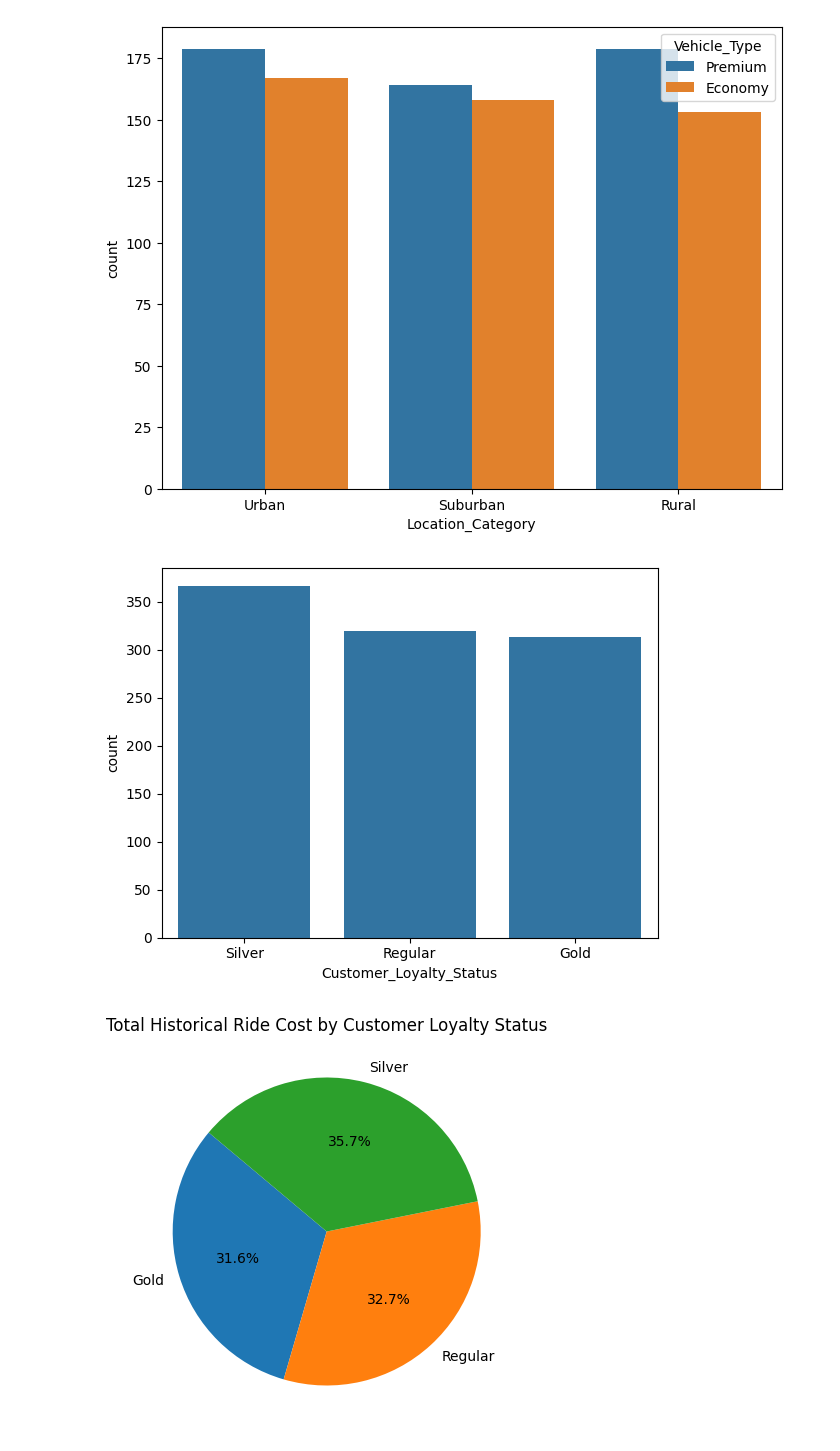
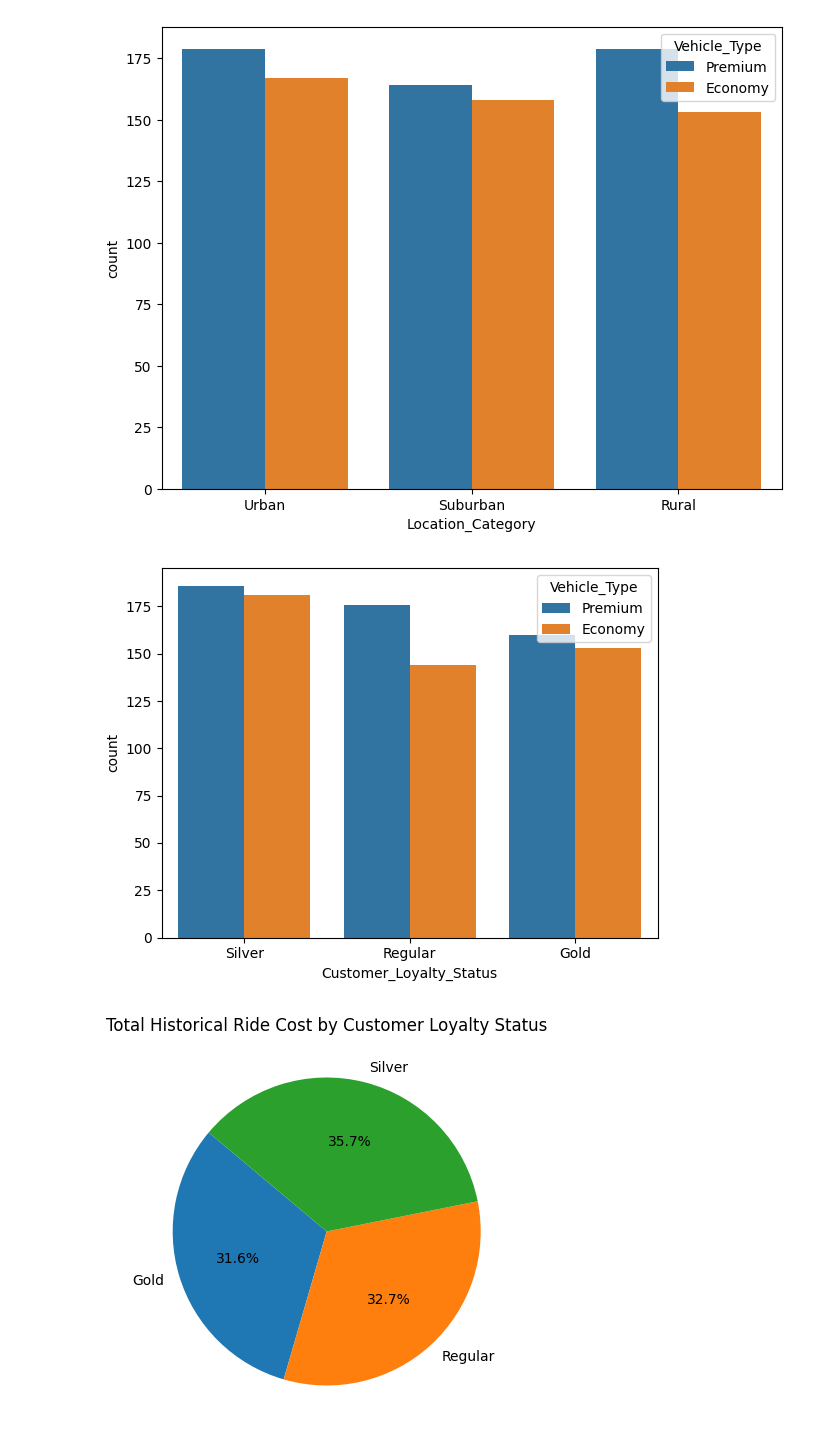
Before and after one commit to PriceOptima-SpringBoard/AI-PriceOptima, a Jupyter notebook: AI_Price_optima.ipynb, the cells around one changed output. Saved outputs shown, nothing was run; the diff lists cells and outputs as text; code cells hidden in the pictures.

```diff
--- a/AI_Price_optima.ipynb
+++ b/AI_Price_optima.ipynb
@@ -79,0 +87,23 @@ df.shape
+# %%
+def data_ingestion_pipeline(filepath):
+    # To Load data
+    df = pd.read_csv(filepath)
+    print("Dataset Info:")
+    df.info()
+    # To Drop duplicates
+    df = df.drop_duplicates()
+
+    # Handle missing values (simple imputation: fill numeric with mean, categorical with mode)
+    for col in df.columns:
+        if df[col].dtype in [np.float64, np.int64]:
+            df[col] = df[col].fillna(df[col].mean())
+        else:
+            df[col] = df[col].fillna(df[col].mode()[0])
+
+    # Reset index after cleaning
+    df = df.reset_index(drop=True)
+
+    return df
+# %%
+cleaned_df = data_ingestion_pipeline("dynamic_pricing.csv")
+print("cleaned_df created")
@@ -308,9 +354,9 @@ plt.show()
 # %% [output]
 [figure]
 # %%
-sns.countplot(x='Customer_Loyalty_Status', data=df)
+sns.countplot(x='Customer_Loyalty_Status', data=cleaned_df, hue='Vehicle_Type')
 plt.show()
 # %% [output]
-[figure, old version]
+[figure, new version]
 # %%
 # Pie plot for Customer_Loyalty_Status using sum of Historical_Cost_of_Ride
```
Also changed, not shown: parts of 34 cells of this notebook.
